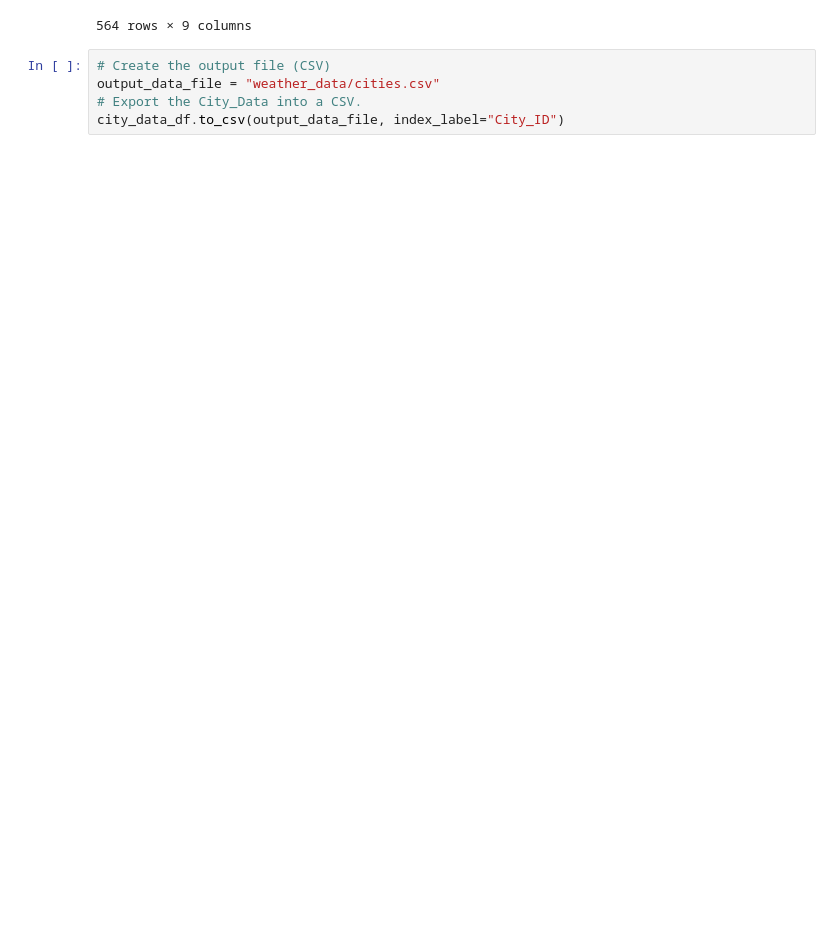
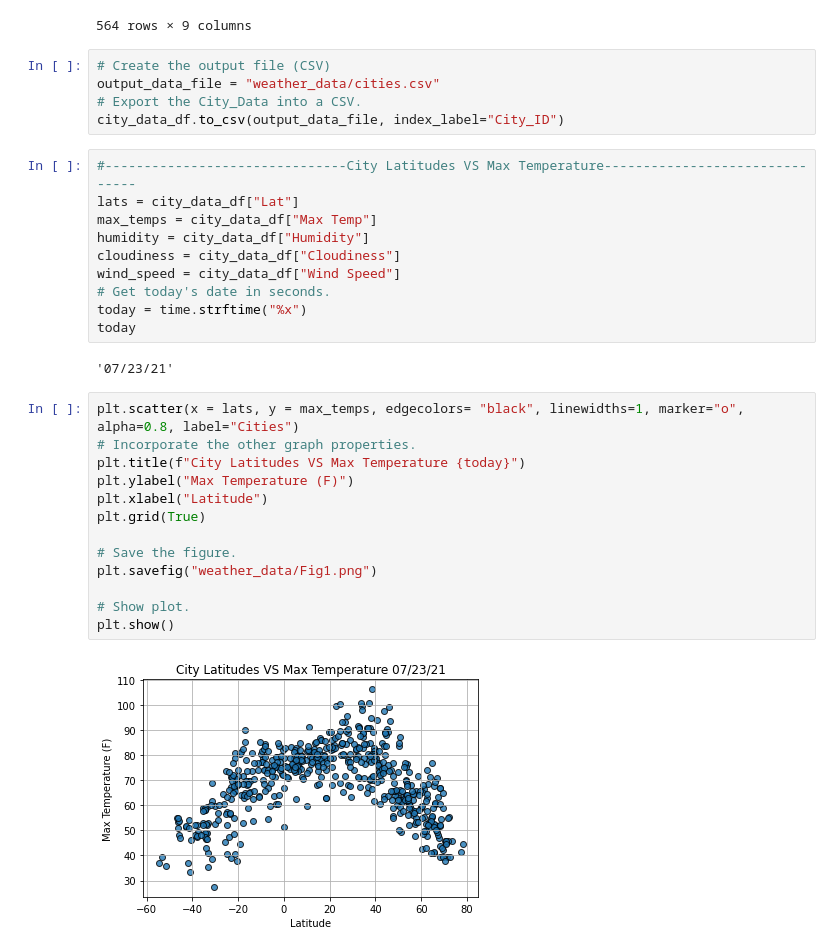
Before and after one commit to alesandelmoral/World_Weather_Analysis, a Jupyter notebook: WeatherPy.ipynb, the cells around one changed output. Drawn from its saved outputs; the diff is of its cells as text; blank space fills up the shorter version.

```diff
--- a/WeatherPy.ipynb
+++ b/WeatherPy.ipynb
@@ -204,8 +206,35 @@ city_data_df
 | 562 | Lichinga | MZ | 2021-07-24 00:29:48 | -13.3128 | 35.2406 | 53.65 | 88 | 100 | 10.27 |
 | 563 | Bridlington | GB | 2021-07-24 00:29:49 | 54.0831 | -0.1919 | 62.78 | 85 | 84 | 9.91 |
 564 rows × 9 columns
-# %%
-# Create the output file (CSV)
-output_data_file = "weather_data/cities.csv"
-# Export the City_Data into a CSV.
-city_data_df.to_csv(output_data_file, index_label="City_ID")
+# %%
+# Create the output file (CSV)
+output_data_file = "weather_data/cities.csv"
+# Export the City_Data into a CSV.
+city_data_df.to_csv(output_data_file, index_label="City_ID")
+# %%
+#-------------------------------City Latitudes VS Max Temperature-------------------------------
+lats = city_data_df["Lat"]
+max_temps = city_data_df["Max Temp"]
+humidity = city_data_df["Humidity"]
+cloudiness = city_data_df["Cloudiness"]
+wind_speed = city_data_df["Wind Speed"]
+# Get today's date in seconds.
+today = time.strftime("%x")
+today
+# %% [output]
+'07/23/21'
+# %%
+plt.scatter(x = lats, y = max_temps, edgecolors= "black", linewidths=1, marker="o", alpha=0.8, label="Cities")
+# Incorporate the other graph properties.
+plt.title(f"City Latitudes VS Max Temperature {today}")
+plt.ylabel("Max Temperature (F)")
+plt.xlabel("Latitude")
+plt.grid(True)
+
+# Save the figure.
+plt.savefig("weather_data/Fig1.png")
+
+# Show plot.
+plt.show()
+# %% [output]
+[figure, added]
```
Also changed, not shown: parts of 24 cells of this notebook, 2 other files.
